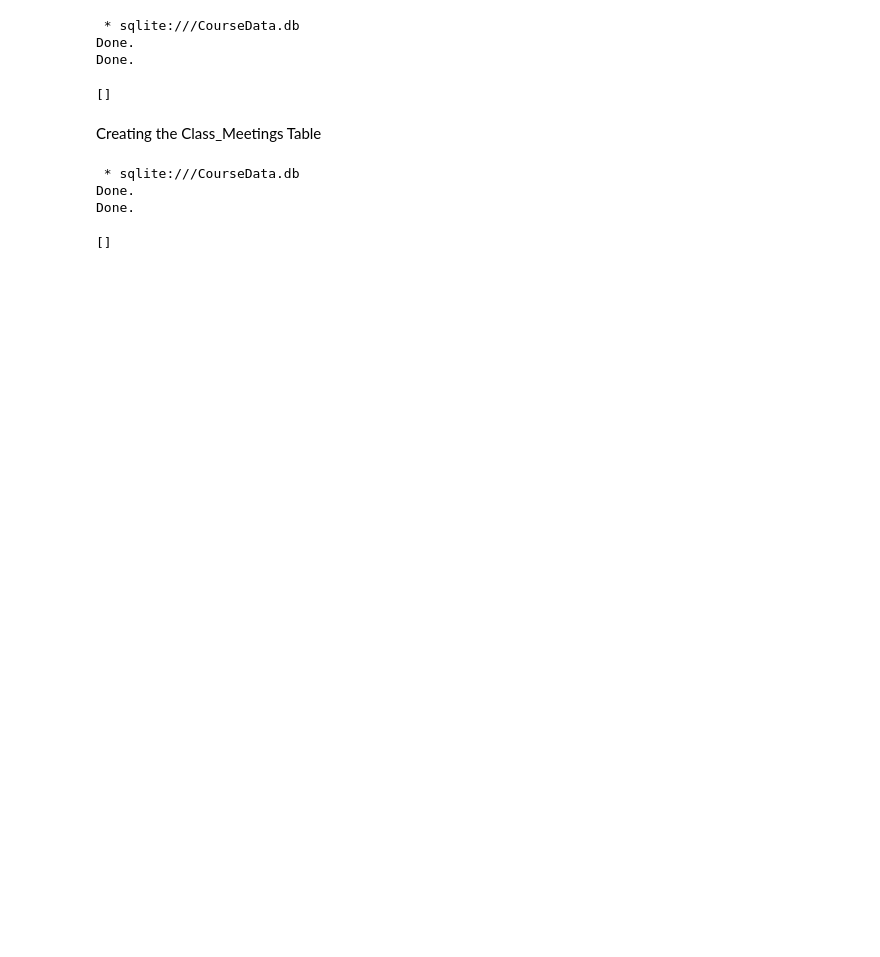
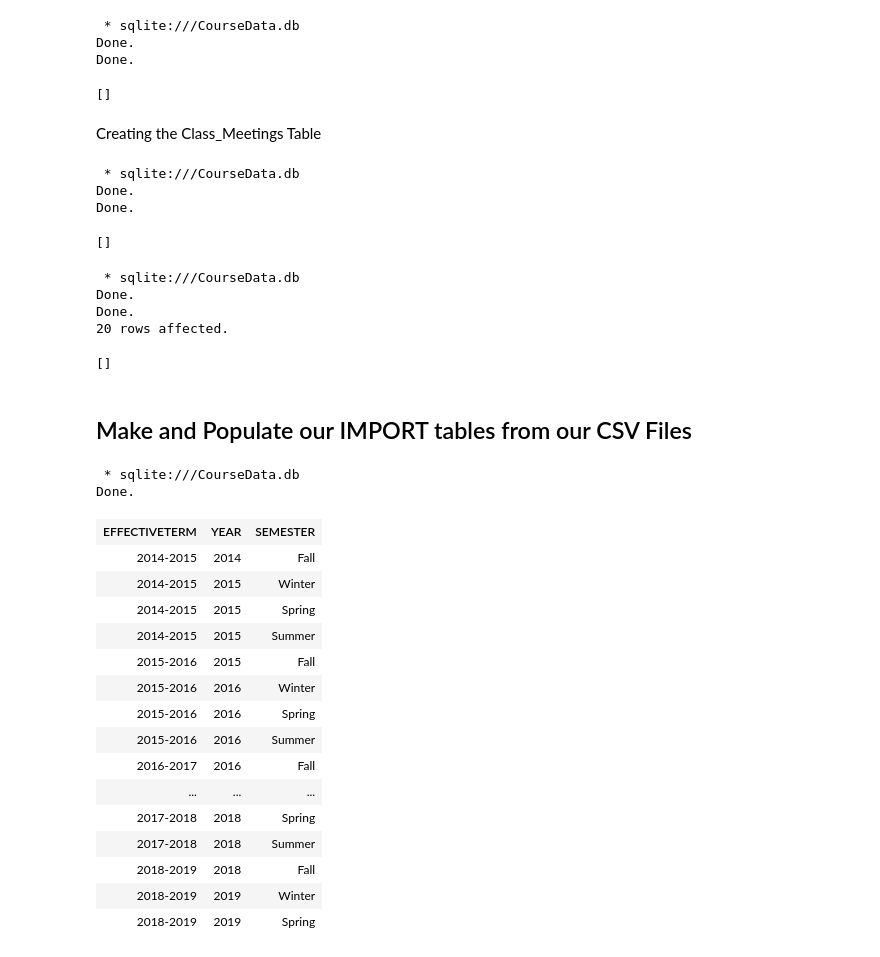
Before and after one commit to fairfield-university-ba-510-spring2019/final-project-back-row-squad, a Jupyter notebook: CourseDataETL.ipynb, the cells around one changed output. Drawn from its saved outputs; the diff is of its cells as text; code cells hidden in the pictures; blank space fills up the shorter version.

```diff
--- a/CourseDataETL.ipynb
+++ b/CourseDataETL.ipynb
@@ -132,3 +149,50 @@ CREATE TABLE CLASS_MEETINGS (
 Done.
 Done.
 []
+# %%
+%%sql
+
+DROP TABLE IF EXISTS CATALOG_YEAR;
+CREATE TABLE CATALOG_YEAR (
+    EFFECTIVETERM TEXT,
+    YEAR TEXT,
+    SEMESTER TEXT
+);
+
+INSERT INTO CATALOG_YEAR (Semester,Year,EffectiveTerm) VALUES
+('Fall','2014','2014-2015'),('Winter','2015','2014-2015'),('Spring','2015','2014-2015'),('Summer','2015','2014-2015'),
+('Fall','2015','2015-2016'),('Winter','2016','2015-2016'),('Spring','2016','2015-2016'),('Summer','2016','2015-2016'),
+('Fall','2016','2016-2017'),('Winter','2017','2016-2017'),('Spring','2017','2016-2017'),('SpringBreak','2017','2016-2017'),('Summer','2017','2016-2017'),
+('Fall','2017','2017-2018'),('Winter','2018','2017-2018'),('Spring','2018','2017-2018'),('Summer','2018','2017-2018'),
+('Fall','2018','2018-2019'),('Winter','2019','2018-2019'),('Spring','2019','2018-2019');
+# %% [output]
+ * sqlite:///CourseData.db
+Done.
+Done.
+20 rows affected.
+[]
+# %% [markdown]
+## Make and Populate our IMPORT tables from our CSV Files
+# %%
+%%sql
+
+SELECT * FROM CATALOG_YEAR;
+# %% [output]
+ * sqlite:///CourseData.db
+Done.
+| EFFECTIVETERM | YEAR | SEMESTER |
+| 2014-2015 | 2014 | Fall |
+| 2014-2015 | 2015 | Winter |
+| 2014-2015 | 2015 | Spring |
+| 2014-2015 | 2015 | Summer |
+| 2015-2016 | 2015 | Fall |
+| 2015-2016 | 2016 | Winter |
+| 2015-2016 | 2016 | Spring |
+| 2015-2016 | 2016 | Summer |
+| 2016-2017 | 2016 | Fall |
+| ... | ... | ... |
+| 2017-2018 | 2018 | Spring |
+| 2017-2018 | 2018 | Summer |
+| 2018-2019 | 2018 | Fall |
+| 2018-2019 | 2019 | Winter |
+| 2018-2019 | 2019 | Spring |
```
Also changed, not shown: parts of 28 cells of this notebook, 2 other files.
